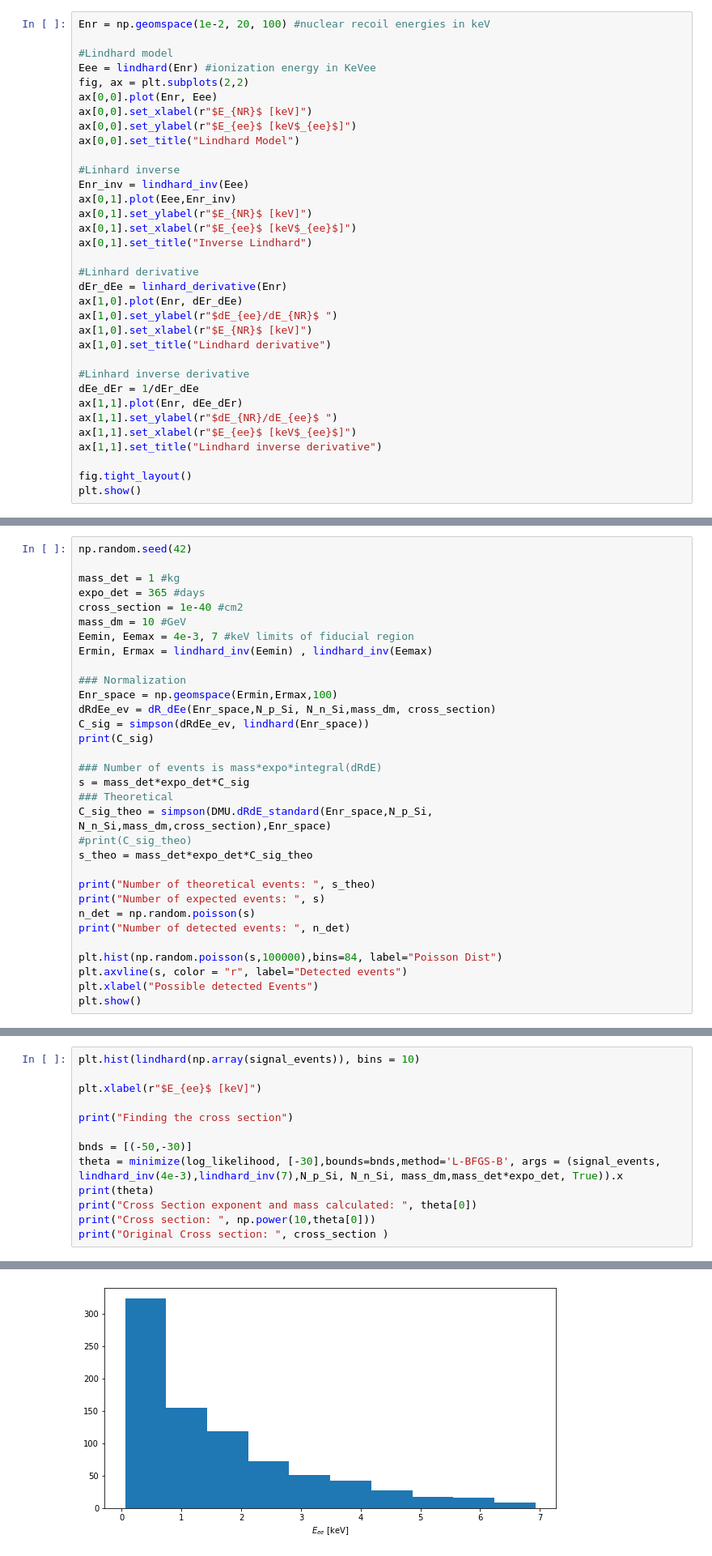
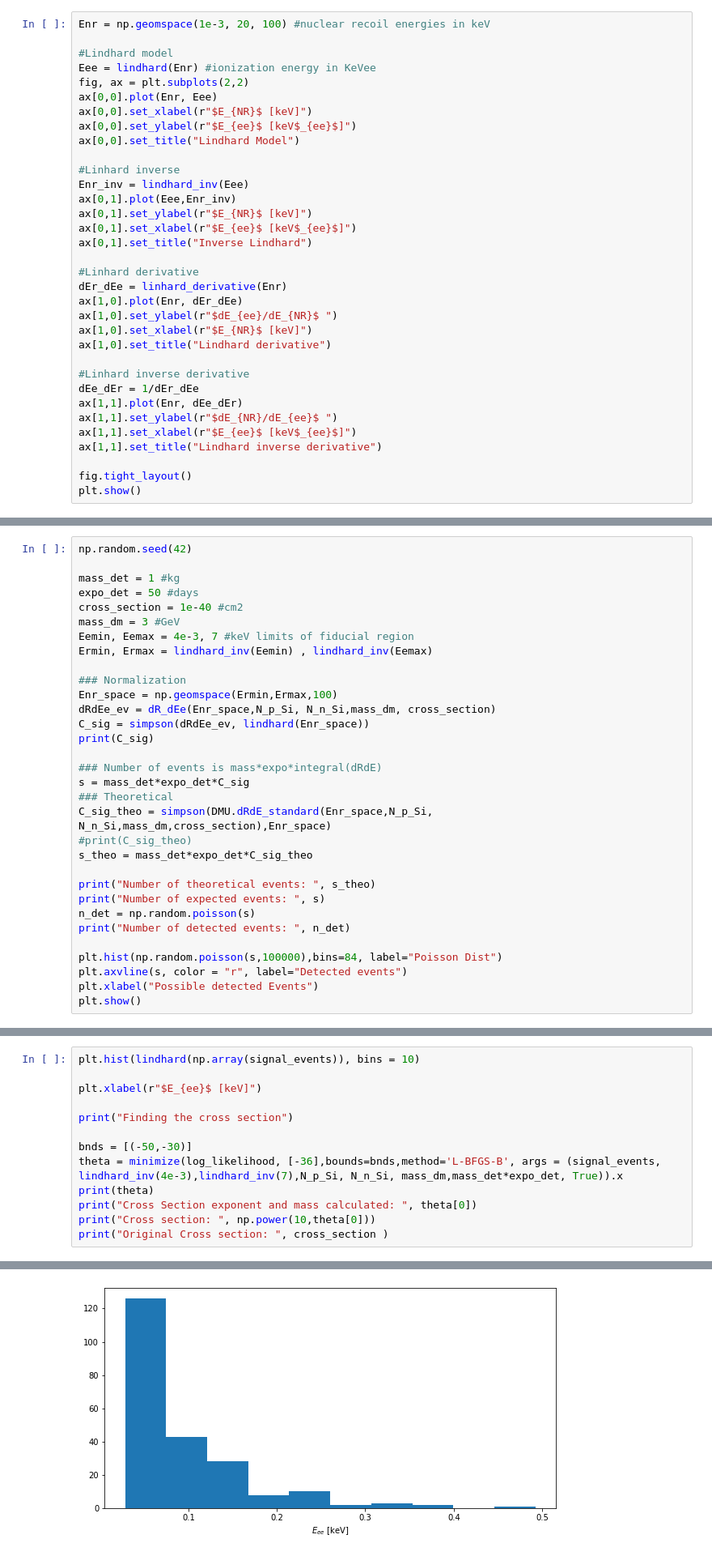
Before and after one commit to alantero/DAMIC_DM_Sensitive_Region, a Jupyter notebook: DAMIC_Sensitive_Region.ipynb, the cells around one changed output, grey strips where cells are left out. Shown at 81% size. Saved outputs shown, nothing was run; the diff lists cells and outputs as text.

```diff
--- a/DAMIC_Sensitive_Region.ipynb
+++ b/DAMIC_Sensitive_Region.ipynb
@@ -42,7 +42,7 @@ def linhard_derivative(E):
     ### E in nuclear recoil
     return derivative(lindhard, E, dx=1e-6)
 # %%
-Enr = np.geomspace(1e-2, 20, 100) #nuclear recoil energies in keV
+Enr = np.geomspace(1e-3, 20, 100) #nuclear recoil energies in keV
 
 #Lindhard model
 Eee = lindhard(Enr) #ionization energy in KeVee
@@ -619,9 +681,9 @@ DM Discovered!!!!!
 np.random.seed(42)
 
 mass_det = 1 #kg
-expo_det = 365 #days
+expo_det = 50 #days
 cross_section = 1e-40 #cm2
-mass_dm = 10 #GeV
+mass_dm = 3 #GeV
 Eemin, Eemax = 4e-3, 7 #keV limits of fiducial region
 Ermin, Ermax = lindhard_inv(Eemin) , lindhard_inv(Eemax)
 
@@ -695,7 +757,7 @@ plt.xlabel(r"$E_{ee}$ [keV]")
 print("Finding the cross section")
 
 bnds = [(-50,-30)]
-theta = minimize(log_likelihood, [-30],bounds=bnds,method='L-BFGS-B', args = (signal_events, lindhard_inv(4e-3),lindhard_inv(7),N_p_Si, N_n_Si, mass_dm,mass_det*expo_det, True)).x
+theta = minimize(log_likelihood, [-36],bounds=bnds,method='L-BFGS-B', args = (signal_events, lindhard_inv(4e-3),lindhard_inv(7),N_p_Si, N_n_Si, mass_dm,mass_det*expo_det, True)).x
 print(theta)
 print("Cross Section exponent and mass calculated: ", theta[0])
 print("Cross section: ", np.power(10,theta[0]))
@@ -708,5 +770,5 @@ Cross section:  9.87972754066203e-41
 Original Cross section:  1e-40
-[figure, old version]
+[figure, new version]
 # %%
 ### Expected backgoun 15+-3 events/kg days keV_ee in DAMIC100
 N = 0.1
```
Also changed, not shown: parts of 17 cells of this notebook.
